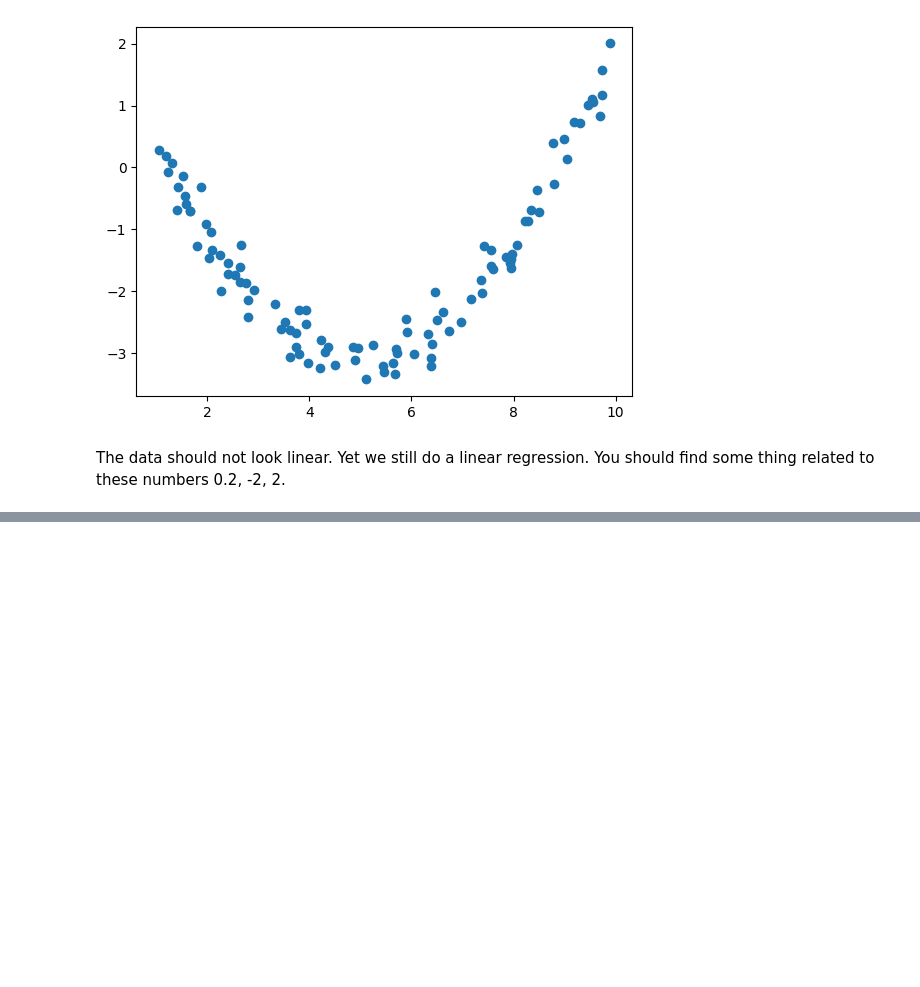
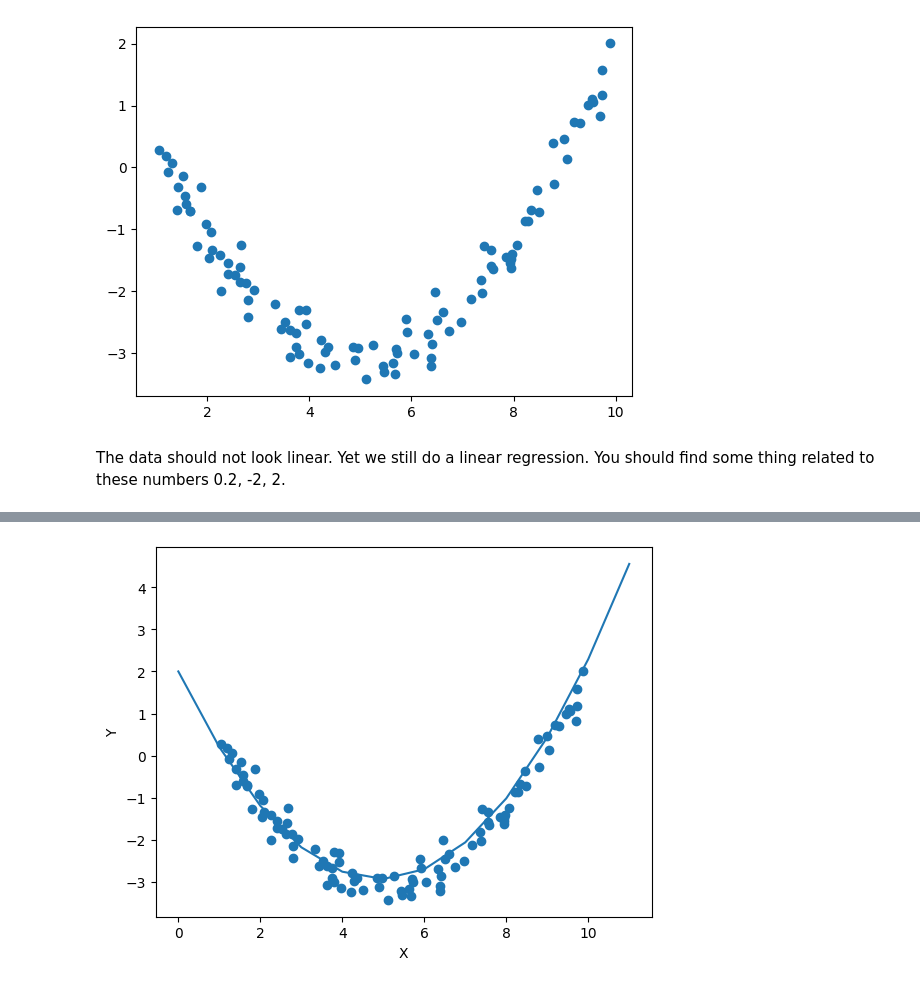
Before and after one commit to DANGTHIK1UET/DangThi_ML_2023.github.io, a Jupyter notebook: Lab 1 - regression.ipynb, the cells around one changed output, grey strips where cells are left out. Cells and saved outputs as stored; diff of their text form; code cells hidden in the pictures; blank space fills up the shorter version.

```diff
--- a/Lab 1 - regression.ipynb
+++ b/Lab 1 - regression.ipynb
@@ -168,0 +168,9 @@ plt.show()
+# %%
+plt.scatter(X, Y)
+plt.xlabel('X')
+plt.ylabel('Y')
+predictions_non = w_non[2]*arange_non_2 +w_non[1]*arange_non + w_non[0]
+plt.plot(arange_non, predictions_non)
+plt.show()
+# %% [output]
+[figure, added]
```
Also changed, not shown: parts of 2 cells of this notebook.
